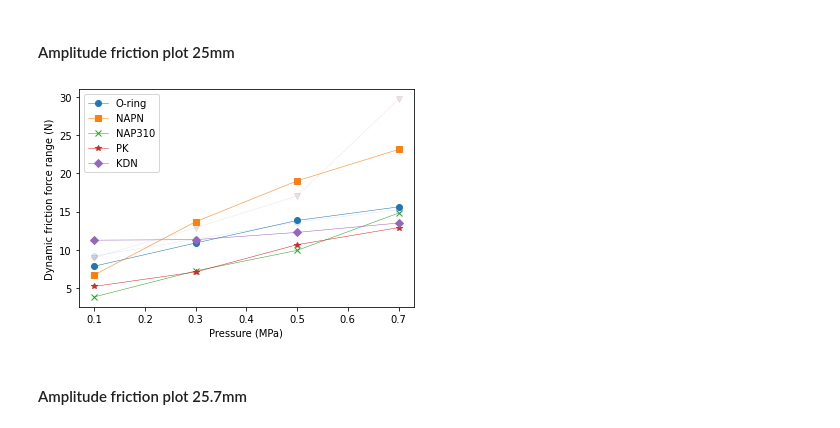
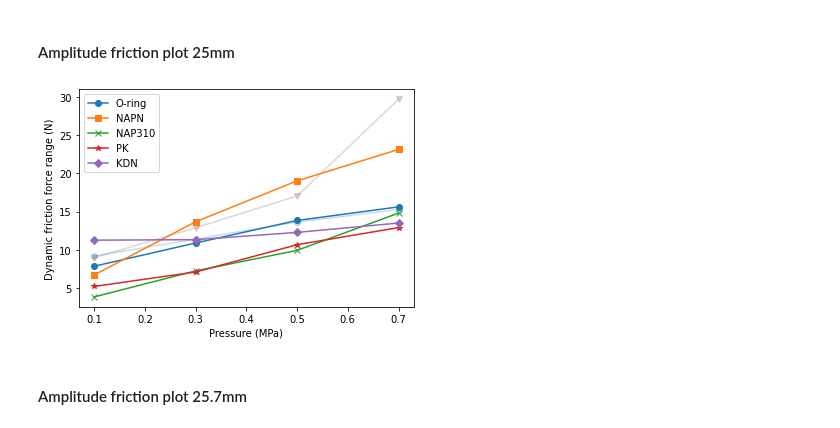
Before and after one commit to EvaZillen/3D-printed-pneumatic-actuator, a Jupyter notebook: pneumatic-actuator-results/Results - Friction force.ipynb, the cells around one changed output. Drawn from its saved outputs; the diff is of its cells as text; code cells hidden in the pictures.

```diff
--- a/pneumatic-actuator-results/Results - Friction force.ipynb
+++ b/pneumatic-actuator-results/Results - Friction force.ipynb
@@ -63,9 +63,11 @@ for ring in rings:
 for shape in shapes:
     friction_force[shape] = {}
     for bar in [1,2,3,4,5,6,7]:
-        if bar > 3 and shape not in ['Stadium_lc','Kidney_lc','Kidney']:
+        if bar > 3 and shape not in ['Stadium_lc','Kidney_lc','Kidney', 'Circle']:
             break
-        if bar > 4 and shape not in ['Kidney_lc']:
+        if bar > 4 and shape not in ['Stadium_lc', 'Kidney_lc', 'Circle']:
+            break
+        if bar > 5 and shape not in ['Kidney_lc', 'Circle']:
             break
 
         shape_df = pd.read_csv(f'./data/friction/{shape}_{bar}bar.csv',delimiter='\s+',header=None,names=(['Time','A','B','C','Laser(mm)','Pressure(bar)','Force(N)']))
@@ -129,29 +131,29 @@ plt.savefig('./figures/method_frictionforce_1bar_zoom.pdf',bbox_inches = 'tight'
 # %%
 fr = {'Pressure': [.1,.3,.5,.7],
      'O_ring': [friction_force['O-ring'][1]['FrictionRange'],friction_force['O-ring'][3]['FrictionRange'],friction_force['O-ring'][5]['FrictionRange'],friction_force['O-ring'][7]['FrictionRange']],
      'NAPN': [friction_force['NAPN'][1]['FrictionRange'],friction_force['NAPN'][3]['FrictionRange'],friction_force['NAPN'][5]['FrictionRange'],friction_force['NAPN'][7]['FrictionRange']],
      'NAP310': [friction_force['NAP310'][1]['FrictionRange'],friction_force['NAP310'][3]['FrictionRange'],friction_force['NAP310'][5]['FrictionRange'],friction_force['NAP310'][7]['FrictionRange']],
      'PK': [friction_force['PK'][1]['FrictionRange'],friction_force['PK'][3]['FrictionRange'],friction_force['PK'][5]['FrictionRange'],friction_force['PK'][7]['FrictionRange']],
      'KDN': [friction_force['KDN'][1]['FrictionRange'],friction_force['KDN'][3]['FrictionRange'],friction_force['KDN'][5]['FrictionRange'],friction_force['KDN'][7]['FrictionRange']],
      'O_ring257': [friction_force['O-ring257'][1]['FrictionRange'],friction_force['O-ring257'][3]['FrictionRange'],friction_force['O-ring257'][5]['FrictionRange'],friction_force['O-ring257'][7]['FrictionRange']],
      'X_ring257': [friction_force['X-ring257'][1]['FrictionRange'],friction_force['X-ring257'][3]['FrictionRange'],friction_force['X-ring257'][5]['FrictionRange'],friction_force['X-ring257'][7]['FrictionRange']]
     }
 frictie_range = pd.DataFrame(data=fr)
 
-plt.plot(frictie_range.Pressure,frictie_range.O_ring257,marker='o',color='tab:blue',alpha=0.15,linewidth=0.5)
-plt.plot(frictie_range.Pressure,frictie_range.X_ring257,marker='v',color='tab:brown',alpha=0.15,linewidth=0.5)
-plt.plot(frictie_range.Pressure,frictie_range.O_ring,marker='o',color='tab:blue',label='O-ring',linewidth=0.5)
-plt.plot(frictie_range.Pressure,frictie_range.NAPN,marker='s',color='tab:orange',label='NAPN',linewidth=0.5)
-plt.plot(frictie_range.Pressure,frictie_range.NAP310,marker='x',color='tab:green',label='NAP310',linewidth=0.5)
-plt.plot(frictie_range.Pressure,frictie_range.PK,marker='*',color='tab:red',label='PK',linewidth=0.5)
-plt.plot(frictie_range.Pressure,frictie_range.KDN,marker='D',color='tab:purple',label='KDN',linewidth=0.5)
+plt.plot(frictie_range.Pressure,frictie_range.O_ring257,marker='o',color='tab:blue',alpha=0.25)
+plt.plot(frictie_range.Pressure,frictie_range.X_ring257,marker='v',color='tab:brown',alpha=0.25)
+plt.plot(frictie_range.Pressure,frictie_range.O_ring,marker='o',color='tab:blue',label='O-ring')
+plt.plot(frictie_range.Pressure,frictie_range.NAPN,marker='s',color='tab:orange',label='NAPN')
+plt.plot(frictie_range.Pressure,frictie_range.NAP310,marker='x',color='tab:green',label='NAP310')
+plt.plot(frictie_range.Pressure,frictie_range.PK,marker='*',color='tab:red',label='PK')
+plt.plot(frictie_range.Pressure,frictie_range.KDN,marker='D',color='tab:purple',label='KDN')
 plt.xlabel('Pressure (MPa)')
 plt.ylabel('Dynamic friction force range (N)')
 
 plt.legend()
 plt.savefig('./figures/result_frictionforcerange_25mm.pdf',bbox_inches = 'tight')
 # %% [output]
-[figure, old version]
+[figure, new version]
 # %% [markdown]
 #### Amplitude friction plot 25.7mm
 # %%
```
Also changed, not shown: parts of 6 cells of this notebook, 32 other files.
